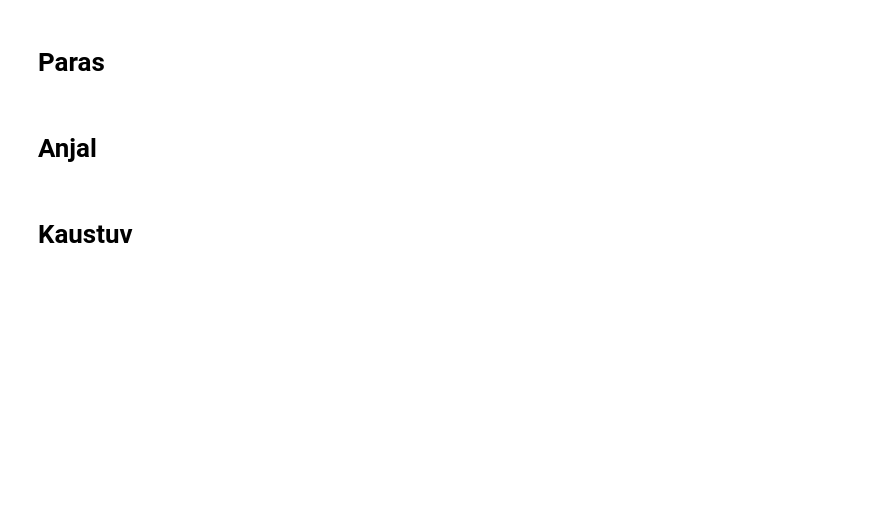
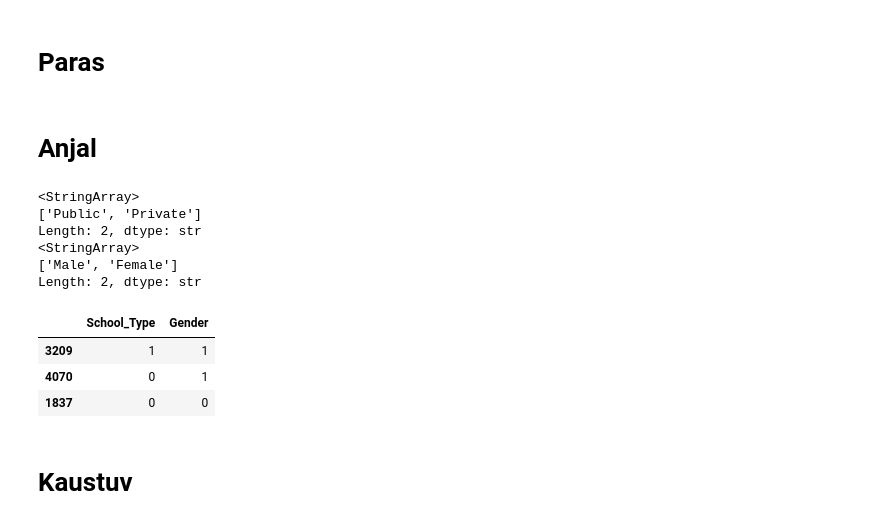
Before and after one commit to stha-kaustuv/Student-Performance-Tracker, a Jupyter notebook: notebooks/analysis.ipynb, the cells around one changed output. Drawn from its saved outputs; the diff is of its cells as text; code cells hidden in the pictures; blank space fills up the shorter version.

Commit message:
Encoded School type & Gender

```diff
--- a/notebooks/analysis.ipynb
+++ b/notebooks/analysis.ipynb
@@ -83,6 +83,28 @@ None
 <h1>Anjal</h1>
 # %%
 # Anjal's Code
+print(df.School_Type.unique())
+print(df.Gender.unique())
+# %% [output]
+<StringArray>
+['Public', 'Private']
+Length: 2, dtype: str
+<StringArray>
+['Male', 'Female']
+Length: 2, dtype: str
+# %%
+#School_Type and Gender mapping
+#School_Type-> Public-0, Private-1
+df['School_Type']=df['School_Type'].map({'Public': 1, 'Private': 0})
+#Gender-> Female-0, Male-1
+df["Gender"] = df["Gender"].map({"Male": 1, "Female": 0})
+# %%
+df[['School_Type','Gender']].sample(3)
+# %% [output]
+|  | School_Type | Gender |
+| 3209 | 1 | 1 |
+| 4070 | 0 | 1 |
+| 1837 | 0 | 0 |
 # %% [markdown]
 <h1>Kaustuv</h1>
 # %%
```
Also changed, not shown: parts of 1 cell of this notebook.
